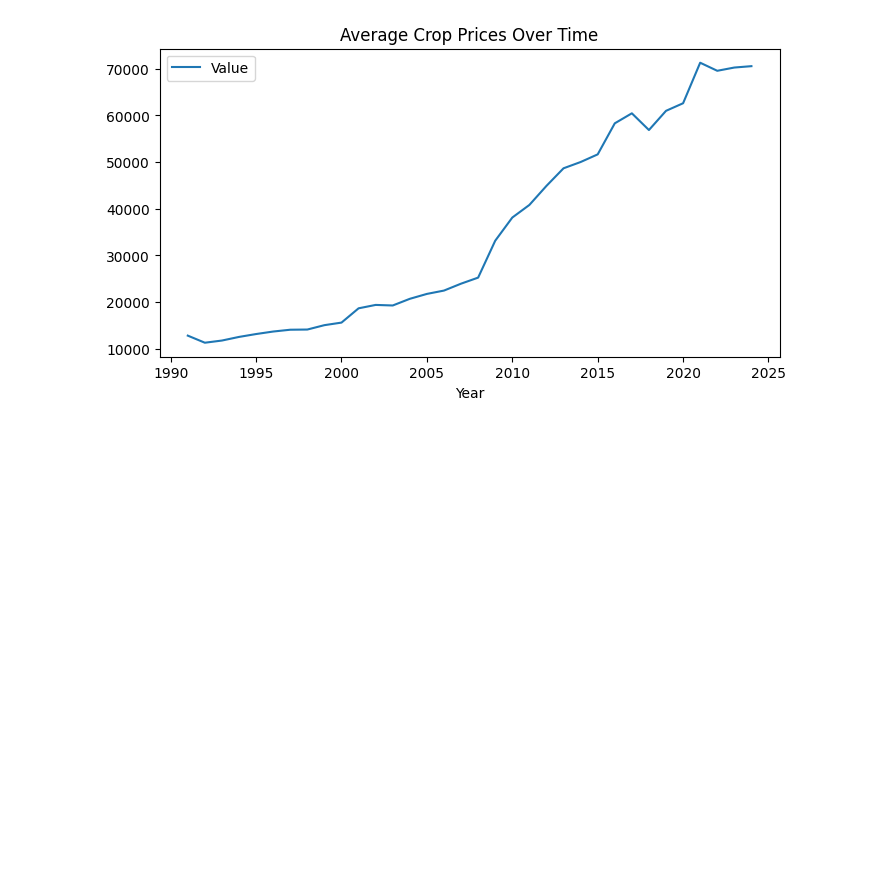
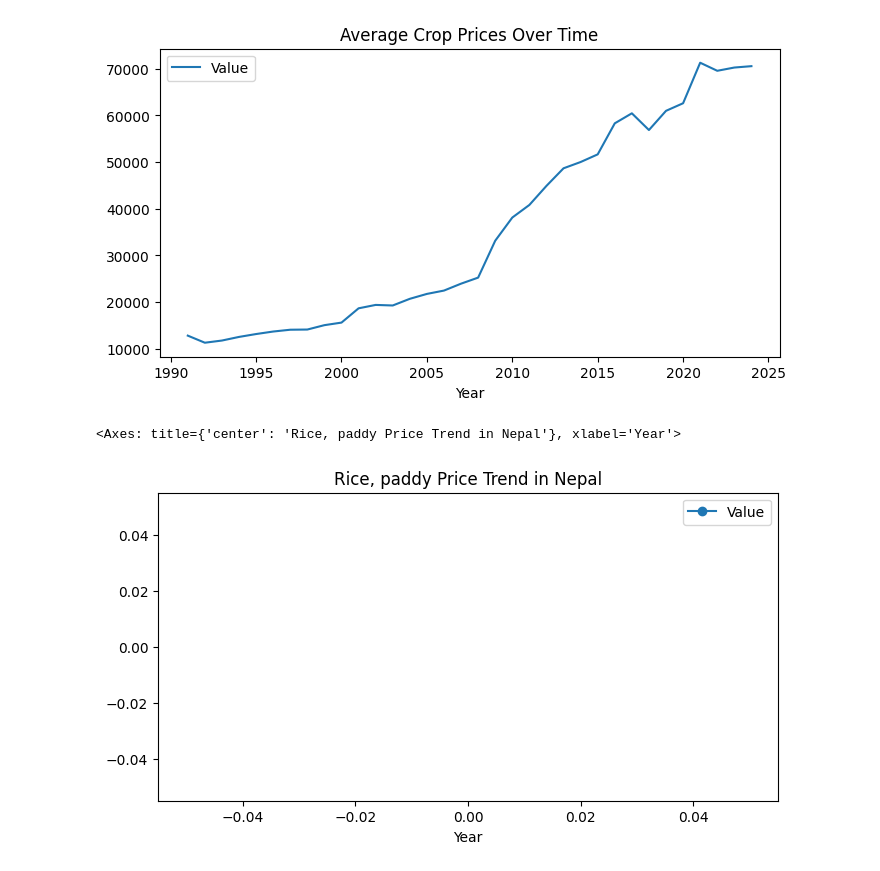
Before and after one commit to riya9818/agriculture-crop-price-predictor, a Jupyter notebook: notebooks/analysis.ipynb, the cells around one changed output. Cells and saved outputs as stored; diff of their text form; code cells hidden in the pictures; blank space fills up the shorter version.

```diff
--- a/notebooks/analysis.ipynb
+++ b/notebooks/analysis.ipynb
@@ -130,3 +130,10 @@ avg_by_year.plot(x='Year', y='Value', kind='line', title='Average Crop Prices Ov
 # %% [output]
 <Axes: title={'center': 'Average Crop Prices Over Time'}, xlabel='Year'>
 [figure]
+# %%
+target_crop = "Rice, paddy"
+crop_df = df[df['Item'] == target_crop]
+crop_df.plot(x='Year', y='Value', marker='o', title=f'{target_crop} Price Trend in Nepal', figsize=(8,4))
+# %% [output]
+<Axes: title={'center': 'Rice, paddy Price Trend in Nepal'}, xlabel='Year'>
+[figure, added]
```
Also changed, not shown: parts of 2 cells of this notebook.
